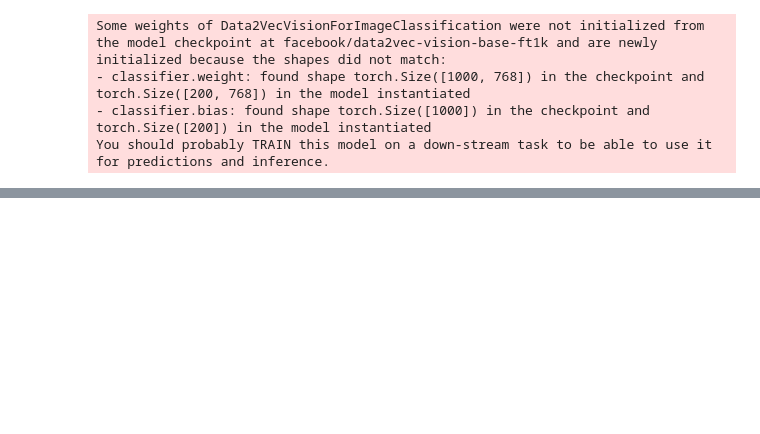
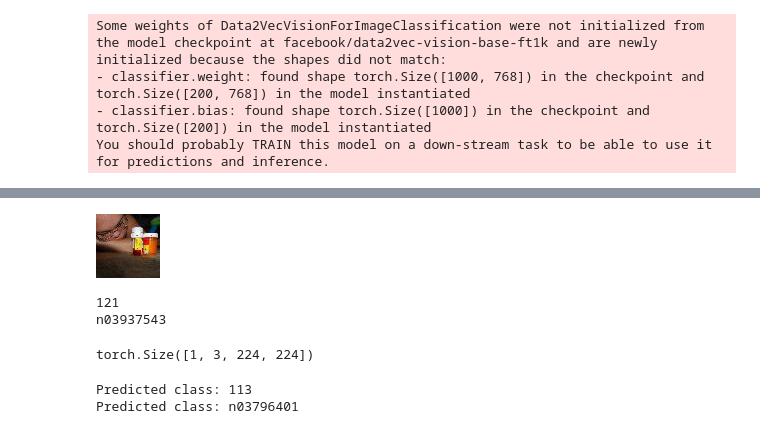
Before and after one commit to tigeryi1998/ec523-project, a Jupyter notebook: image/data/transformer.ipynb, the cells around one changed output, grey strips where cells are left out. Cells and saved outputs as stored; diff of their text form; code cells hidden in the pictures; blank space fills up the shorter version.

```diff
--- a/image/data/transformer.ipynb
+++ b/image/data/transformer.ipynb
@@ -114,6 +205,9 @@ if "height" in image_processor.size:
 # %%
+# crop_size = (224, 224)
+
 train_transforms = Compose(
         [
+            # Resize(size),
             RandomResizedCrop(crop_size),
             RandomHorizontalFlip(),
             ToTensor(),
@@ -129,6 +223,16 @@ val_transforms = Compose(
             normalize,
         ]
     )
+
+
+test_transforms = Compose(
+        [
+            Resize(size),
+            CenterCrop(crop_size),
+            ToTensor(),
+            normalize,
+        ]
+    )
 # %%
 def preprocess_train(example_batch):
     """Apply train_transforms across a batch."""
@@ -139,5 +243,14 @@ def preprocess_train(example_batch):
 
 def preprocess_val(example_batch):
     """Apply val_transforms across a batch."""
-    example_batch["pixel_values"] = [val_transforms(image.convert("RGB")) for image in example_batch["image"]]
+    example_batch["pixel_values"] = [
+        val_transforms(image.convert("RGB")) for image in example_batch["image"]
+    ]
     return example_batch
+
+def preprocess_test(example_batch):
+    """Apply val_transforms across a batch."""
+    example_batch["pixel_values"] = [
+        test_transforms(image.convert("RGB")) for image in example_batch["image"]
+    ]
+    return example_batch
@@ -183,0 +541,20 @@ def collate_fn(examples):
+# %%
+image = test_ds[0]["image"]
+
+label = test_ds[0]["label"]
+
+display(image)
+
+print(label)
+
+print(id2label[label])
+# %% [output]
+[figure, added]
+121
+n03937543
+# %%
+# prepare image for the model
+encoding = image_processor(image.convert("RGB"), return_tensors="pt")
+print(encoding.pixel_values.shape)
+# %% [output]
+torch.Size([1, 3, 224, 224])
@@ -183,0 +568,9 @@ def collate_fn(examples):
+# %%
+predicted_class_idx = logits.argmax(-1).item()
+
+print("Predicted class:", predicted_class_idx)
+
+print("Predicted class:", model.config.id2label[predicted_class_idx])
+# %% [output]
+Predicted class: 113
+Predicted class: n03796401
```
Also changed, not shown: parts of 74 cells of this notebook.
